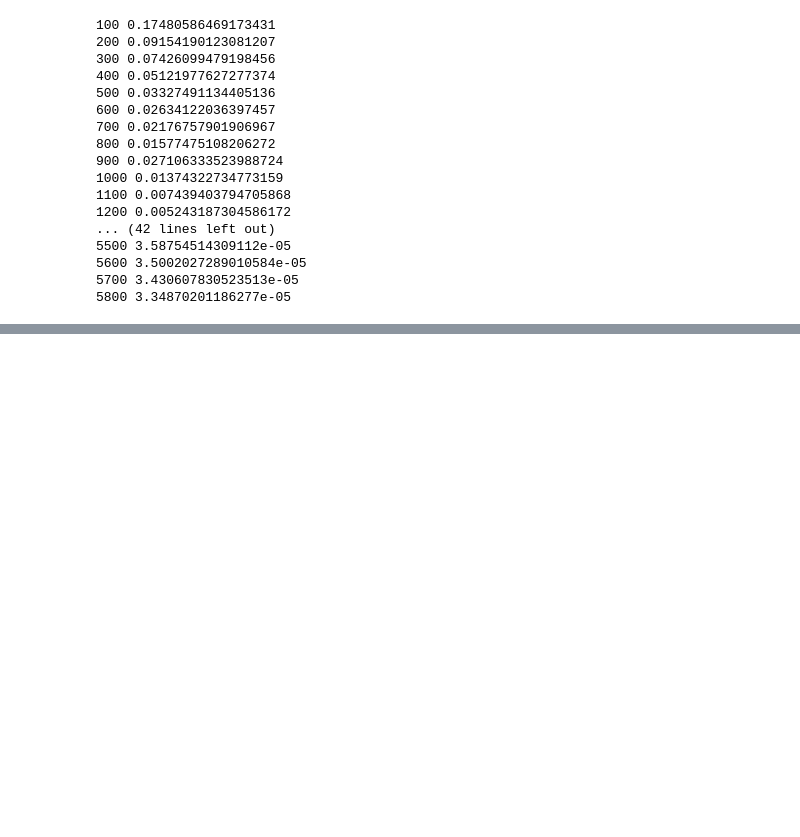
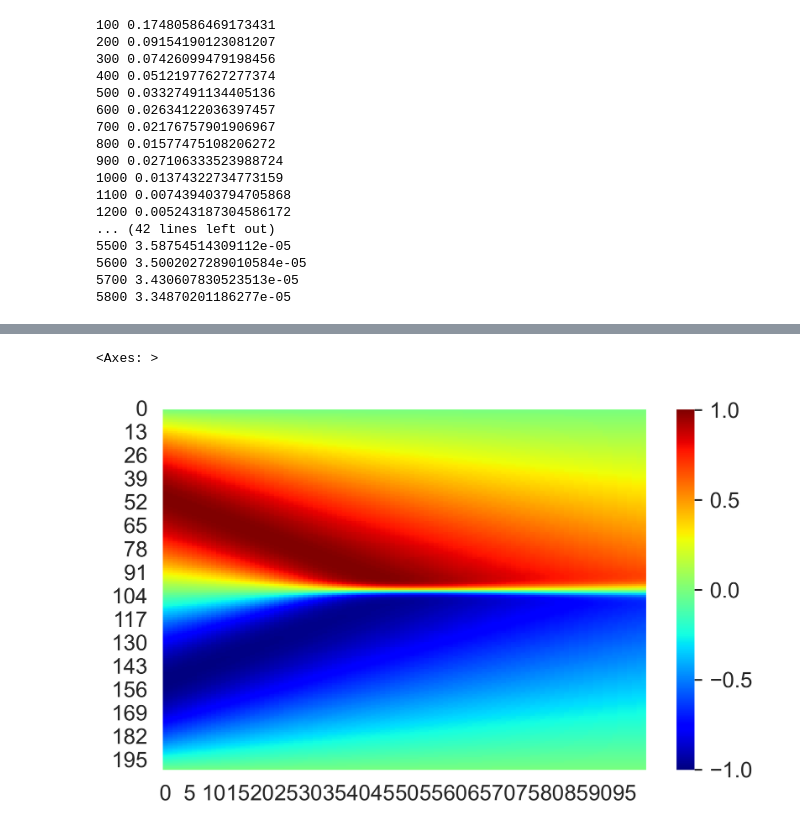
Before and after one commit to vbhavsar16/Simple_PINN, a Jupyter notebook: PINN.ipynb, the cells around one changed output, grey strips where cells are left out. Drawn from its saved outputs; the diff is of its cells as text; code cells hidden in the pictures; blank space fills up the shorter version.

```diff
--- a/PINN.ipynb
+++ b/PINN.ipynb
@@ -525,0 +609,7 @@ net.train()
+# %%
+sns.set_style("white")
+plt.figure(figsize=(5,3), dpi=600)
+sns.heatmap(y_pred, cmap='jet')
+# %% [output]
+<Axes: >
+[figure, added]
```
Also changed, not shown: parts of 12 cells of this notebook, 1 other file.
